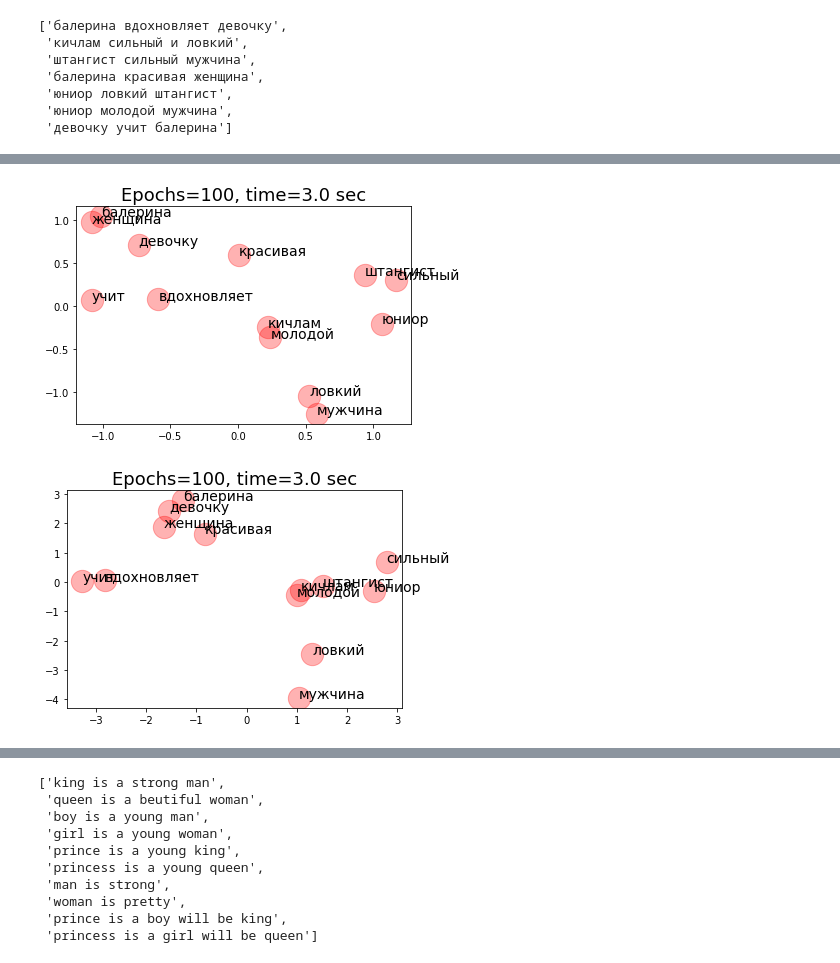
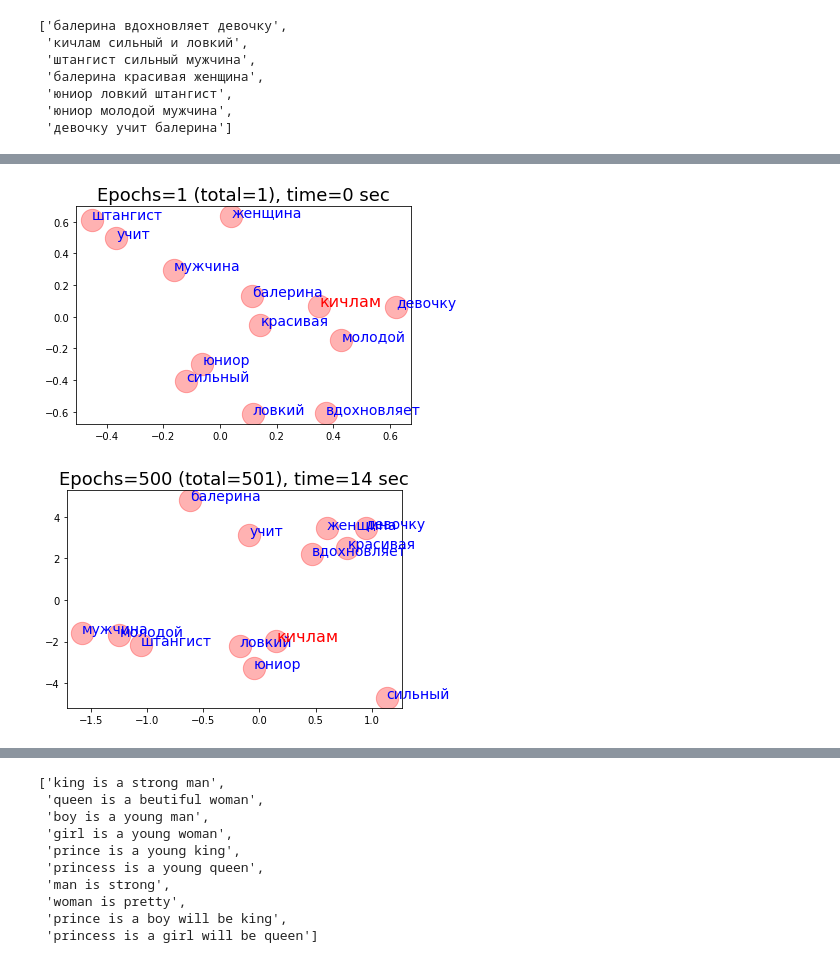
Before and after one commit to ftk1000/w2v_ftk1000, a Jupyter notebook: w2v_tf_fast.ipynb, the cells around one changed output, grey strips where cells are left out. Saved outputs shown, nothing was run; the diff lists cells and outputs as text; code cells hidden in the pictures.

```diff
--- a/w2v_tf_fast.ipynb
+++ b/w2v_tf_fast.ipynb
@@ -7,6 +7,10 @@ import pandas as pd
 pd.options.display.max_columns = 500
 pd.set_option('display.width', 1000)
 import matplotlib.pyplot as plt
+from keras import models
+from keras import layers
+import tensorflow as tf
+from tensorflow.keras.utils import plot_model
 import time
 import re   # p = re.split(r'(?<=[^A-Z].[.?]) +(?=[A-Z])', p)
 
@@ -29,7 +33,12 @@ def plot_words(w2v_df, ttl):
   plt.scatter(x1, x2, c='red', s=500, alpha=0.3)
   # plt.text(x1+.03, x2+.03, np.asarray(w2v_df['word']), fontsize=9)
   for word, x1, x2 in zip(w2v_df['word'], w2v_df['x1'], w2v_df['x2']):
-      ax.annotate(word, (x1,x2 ), fontsize=14)
+    if word != 'кичлам':
+      ax.annotate(word, (x1,x2 ), fontsize=14, color='blue')
+
+  ix  =  w2v_df['word']=='кичлам'
+  [_,w,wx1,wx2] = np.asarray(w2v_df.loc[ix])[0]
+  ax.annotate(w, (wx1,wx2 ), fontsize=16, color='red')
 
   plt.xlim(x_axis_min,x_axis_max)
   plt.ylim(y_axis_min,y_axis_max)
@@ -72,3 +63,17 @@ corpus
  'юниор ловкий штангист',
  'юниор молодой мужчина',
  'девочку учит балерина']
+# %%
+def remove_stop_words(corpus):
+    stop_words = ['is', 'a', 'will', 'be', 'и', 'он', 'этот', 'она']
+    results = []
+    for text in corpus:
+        tmp = text.split(' ')
+        for stop_word in stop_words:
+            if stop_word in tmp:
+                tmp.remove(stop_word)
+        results.append(" ".join(tmp))
+    return results
+
+corpus = remove_stop_words(corpus)
+corpus
@@ -191,26 +180,30 @@ plot_model(model, show_shapes=1, show_dtype=1,show_layer_names=0)              #
 # %%
 %matplotlib inline
-EPOCHS = 100
-def model_fit_n_show(model, eps=EPOCHS):
+# EPOCHS = 100
+total_epochs = 0
+
+def model_fit_n_show(model, eps=10):
+  global total_epochs
   sttime = time.time()
   model.fit( X_train, Y_train, epochs=eps, batch_size=1, verbose=0)
   d2 = pd.DataFrame(  model.weights[0].numpy(),  columns = ['x1', 'x2'] )
   w2v_df = pd.concat( [w2idx,d2],axis=1 )
   # ?network.fit
   endtime = time.time()
-  ttl = f'Epochs={eps}, time={np.round(endtime-sttime)} sec'
+  total_epochs += eps
+  ttl = f'Epochs={eps} (total={total_epochs}), time={int(endtime-sttime)} sec'
   # print(ttl)
   plot_words(w2v_df, ttl)
-  return model, w2v_df
+  return model, w2v_df, total_epochs
 
-model, w2v_df = model_fit_n_show(model,eps=100)
+model, w2v_df, total_epochs = model_fit_n_show(model,eps=1)
 # %% [output]
-[figure, old version]
+[figure, new version]
 # %%
 %matplotlib inline
-model, w2v_df = model_fit_n_show(model,eps=100)
+model, w2v_df, total_epochs = model_fit_n_show(model,eps=500)
 # %% [output]
-[figure, old version]
+[figure, new version]
 # %%
 model.weights
 # %% [output]
```
Also changed, not shown: parts of 16 cells of this notebook.
